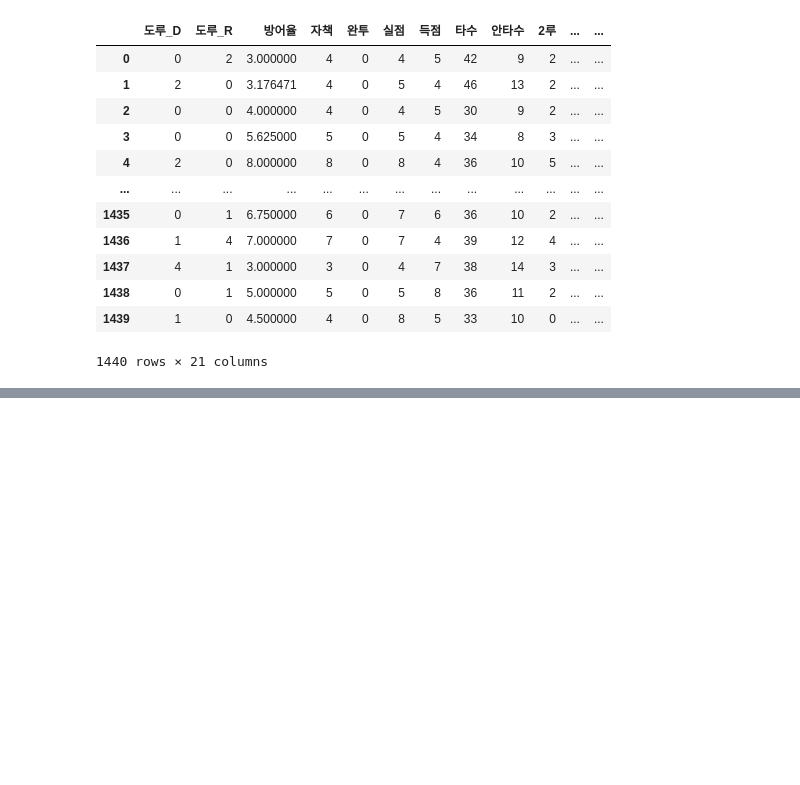
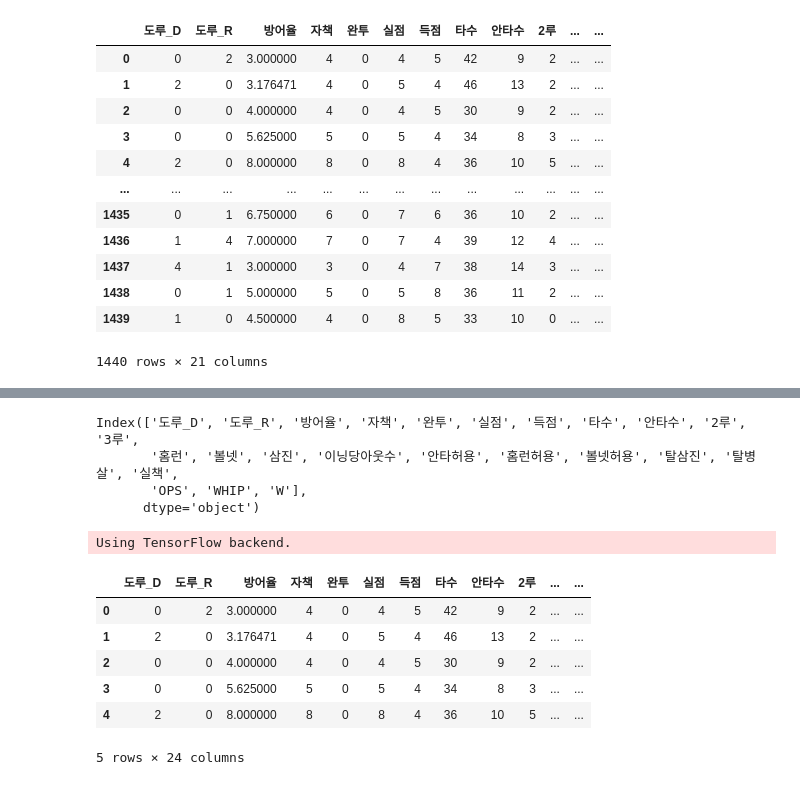
Before and after one commit to Hoesung-Jung/2020_BigContest, a Jupyter notebook: personal directory/cyclone989/Programming/RNN_20200825.ipynb, the cells around one changed output, grey strips where cells are left out. Cells and saved outputs as stored; diff of their text form; code cells hidden in the pictures; blank space fills up the shorter version.

```diff
--- a/personal directory/cyclone989/Programming/RNN_20200825.ipynb
+++ b/personal directory/cyclone989/Programming/RNN_20200825.ipynb
@@ -134,0 +250,7 @@ Y = np_utils.to_categorical(Y)
+# %%
+df_full.columns
+# %% [output]
+Index(['도루_D', '도루_R', '방어율', '자책', '완투', '실점', '득점', '타수', '안타수', '2루', '3루',
+       '홈런', '볼넷', '삼진', '이닝당아웃수', '안타허용', '홈런허용', '볼넷허용', '탈삼진', '탈병살', '실책',
+       'OPS', 'WHIP', 'W'],
+      dtype='object')
@@ -134,0 +259,29 @@ Y = np_utils.to_categorical(Y)
+# %%
+# python warning off
+import warnings
+warnings.filterwarnings('ignore')
+
+# tensorflow warning off
+import tensorflow as tf
+tf.compat.v1.logging.set_verbosity(tf.compat.v1.logging.ERROR)
+
+%matplotlib inline
+import matplotlib.pyplot as plt
+import pandas as pd
+import numpy as np
+import seaborn as sns
+import tensorflow as tf
+import keras
+# %% [output]
+Using TensorFlow backend.
+# %%
+df_full = pd.read_csv("RNNtest.csv")
+df_full.head()
+# %% [output]
+|  | 도루_D | 도루_R | 방어율 | 자책 | 완투 | 실점 | 득점 | 타수 | 안타수 | 2루 | ... | ... |
+| 0 | 0 | 2 | 3.000000 | 4 | 0 | 4 | 5 | 42 | 9 | 2 | ... | ... |
+| 1 | 2 | 0 | 3.176471 | 4 | 0 | 5 | 4 | 46 | 13 | 2 | ... | ... |
+| 2 | 0 | 0 | 4.000000 | 4 | 0 | 4 | 5 | 30 | 9 | 2 | ... | ... |
+| 3 | 0 | 0 | 5.625000 | 5 | 0 | 5 | 4 | 34 | 8 | 3 | ... | ... |
+| 4 | 2 | 0 | 8.000000 | 8 | 0 | 8 | 4 | 36 | 10 | 5 | ... | ... |
+5 rows × 24 columns
```
Also changed, not shown: parts of 46 cells of this notebook, 3 other files.
